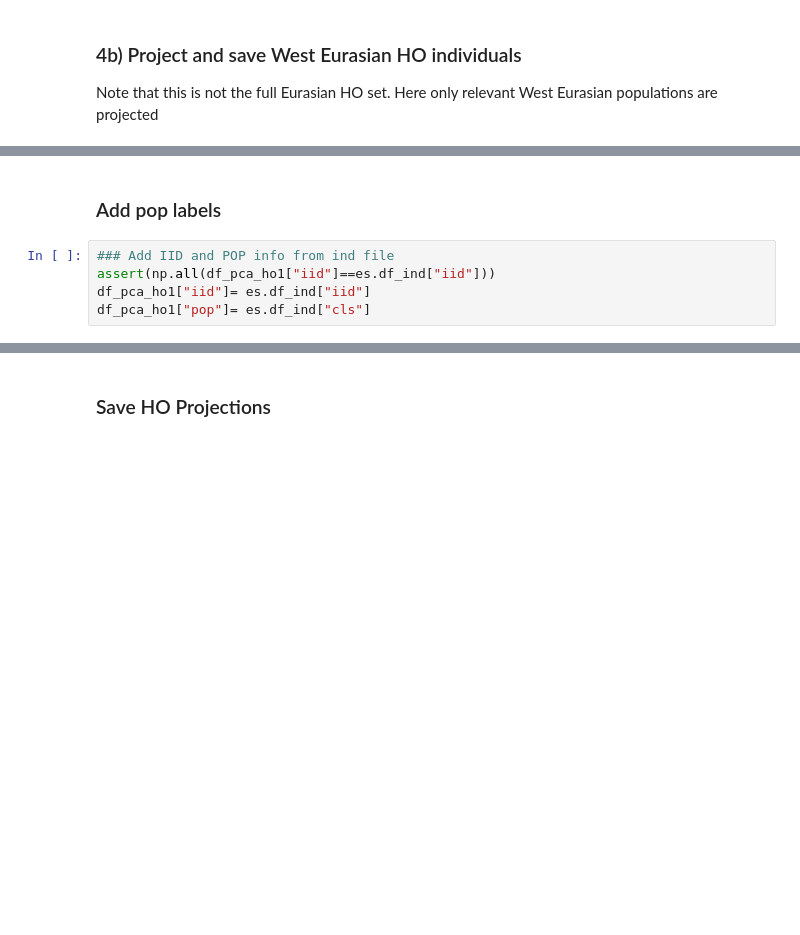
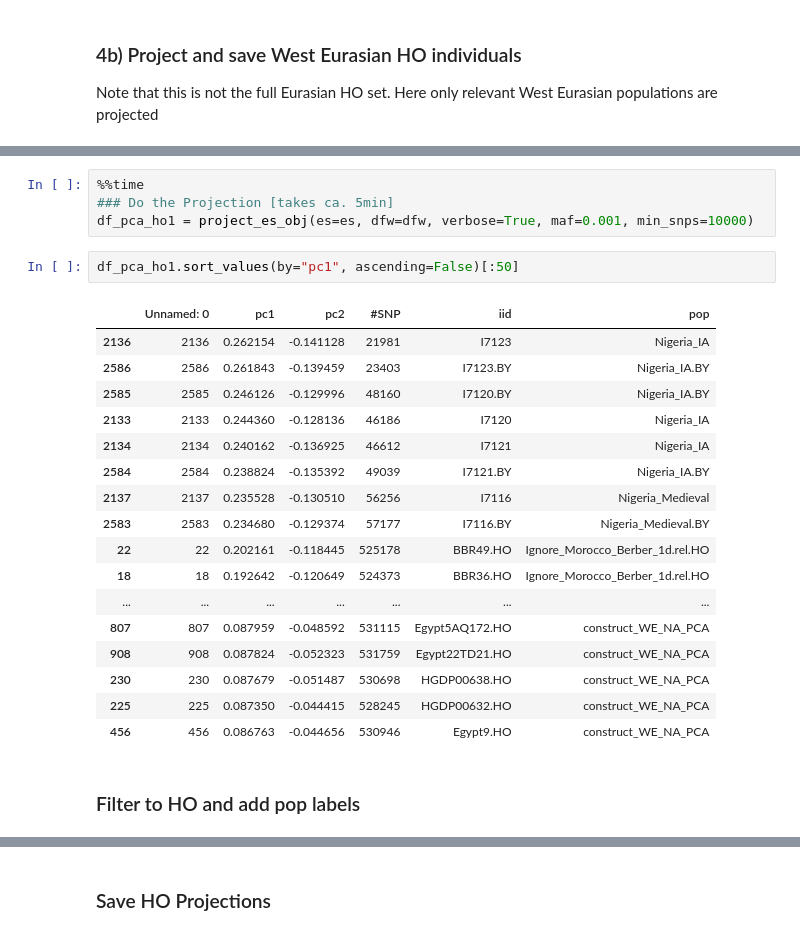
Before and after one commit to hringbauer/projectPCA, a Jupyter notebook: notebooks/prep_ref_projections.ipynb, the cells around one changed output, grey strips where cells are left out. Saved outputs shown, nothing was run; the diff lists cells and outputs as text; blank space fills up the shorter version.

```diff
--- a/notebooks/prep_ref_projections.ipynb
+++ b/notebooks/prep_ref_projections.ipynb
@@ -323,7 +372,26 @@ df_pca_ho1 = project_es_obj(es=es, dfw=dfw, verbose=True, maf=0.05, min_snps=100
+# %%
+%%time
+### Do the Projection [takes ca. 5min]
+df_pca_ho1 = project_es_obj(es=es, dfw=dfw, verbose=True, maf=0.001, min_snps=10000)
+# %%
+df_pca_ho1.sort_values(by="pc1", ascending=False)[:50]
+# %% [output]
+|  | Unnamed: 0 | pc1 | pc2 | #SNP | iid | pop |
+| 2136 | 2136 | 0.262154 | -0.141128 | 21981 | I7123 | Nigeria_IA |
+| 2586 | 2586 | 0.261843 | -0.139459 | 23403 | I7123.BY | Nigeria_IA.BY |
+| 2585 | 2585 | 0.246126 | -0.129996 | 48160 | I7120.BY | Nigeria_IA.BY |
+| 2133 | 2133 | 0.244360 | -0.128136 | 46186 | I7120 | Nigeria_IA |
+| 2134 | 2134 | 0.240162 | -0.136925 | 46612 | I7121 | Nigeria_IA |
+| 2584 | 2584 | 0.238824 | -0.135392 | 49039 | I7121.BY | Nigeria_IA.BY |
+| 2137 | 2137 | 0.235528 | -0.130510 | 56256 | I7116 | Nigeria_Medieval |
+| 2583 | 2583 | 0.234680 | -0.129374 | 57177 | I7116.BY | Nigeria_Medieval.BY |
+| 22 | 22 | 0.202161 | -0.118445 | 525178 | BBR49.HO | Ignore_Morocco_Berber_1d.rel.HO |
+| 18 | 18 | 0.192642 | -0.120649 | 524373 | BBR36.HO | Ignore_Morocco_Berber_1d.rel.HO |
+| ... | ... | ... | ... | ... | ... | ... |
+| 807 | 807 | 0.087959 | -0.048592 | 531115 | Egypt5AQ172.HO | construct_WE_NA_PCA |
+| 908 | 908 | 0.087824 | -0.052323 | 531759 | Egypt22TD21.HO | construct_WE_NA_PCA |
+| 230 | 230 | 0.087679 | -0.051487 | 530698 | HGDP00638.HO | construct_WE_NA_PCA |
+| 225 | 225 | 0.087350 | -0.044415 | 528245 | HGDP00632.HO | construct_WE_NA_PCA |
+| 456 | 456 | 0.086763 | -0.044656 | 530946 | Egypt9.HO | construct_WE_NA_PCA |
 # %% [markdown]
-### Add pop labels
+### Filter to HO and add pop labels
-# %%
-### Add IID and POP info from ind file
-assert(np.all(df_pca_ho1["iid"]==es.df_ind["iid"]))
-df_pca_ho1["iid"]= es.df_ind["iid"]
-df_pca_ho1["pop"]= es.df_ind["cls"]
```
Also changed, not shown: parts of 23 cells of this notebook, 11 other files.
